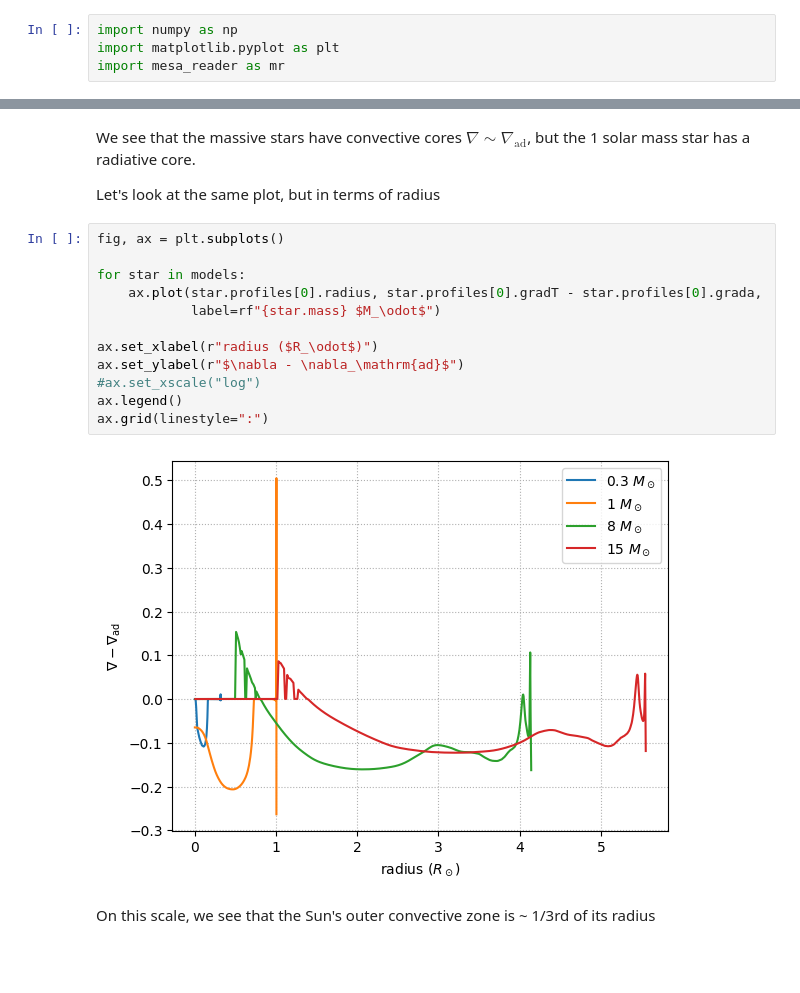
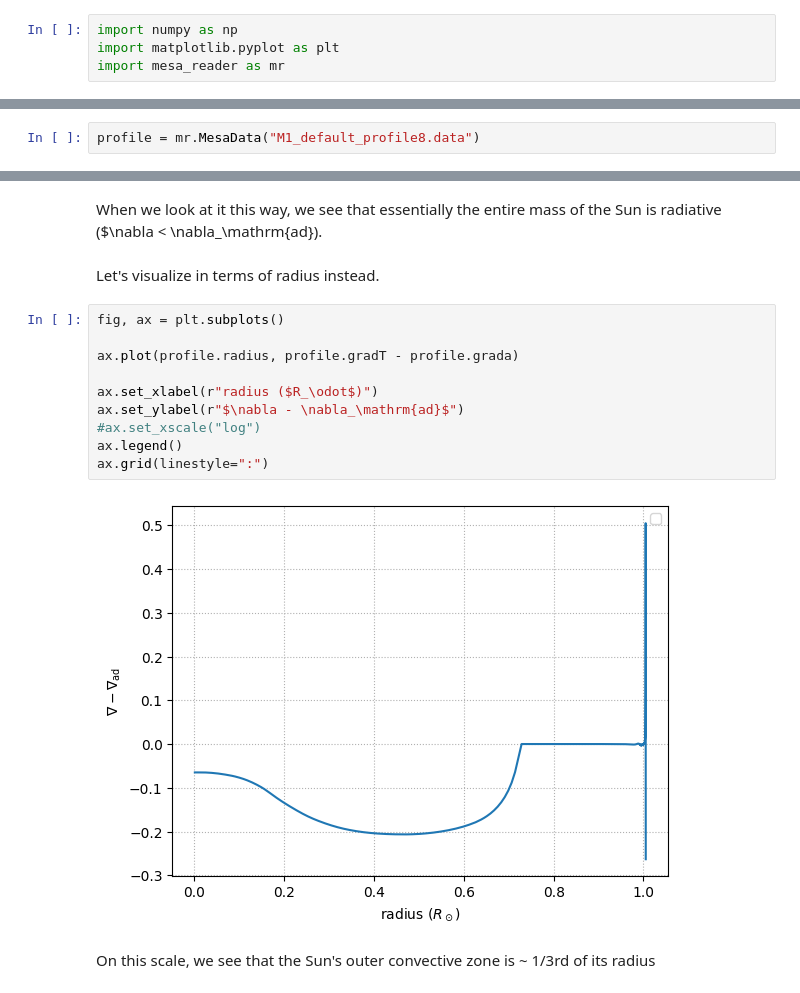
Before and after one commit to zingale/stars, a Jupyter notebook: notebooks/_sources/sun/sun-convection.ipynb, the cells around one changed output, grey strips where cells are left out. Saved outputs shown, nothing was run; the diff lists cells and outputs as text; blank space fills up the shorter version.

```diff
--- a/notebooks/_sources/sun/sun-convection.ipynb
+++ b/notebooks/_sources/sun/sun-convection.ipynb
@@ -275 +9,3 @@ for star in models:
+# %%
+profile = mr.MesaData("M1_default_profile8.data")
 # %% [markdown]
@@ -295,20 +27,18 @@ ax.grid(linestyle=":")
-# %% [markdown]
-We see that the massive stars have convective cores $\nabla \sim \nabla_\mathrm{ad}$, but the 1 solar mass star has a radiative core.
-
-Let's look at the same plot, but in terms of radius
+# %% [markdown]
+When we look at it this way, we see that essentially the entire mass of the Sun is radiative ($\nabla < \nabla_\mathrm{ad}).
+# %% [markdown]
+Let's visualize in terms of radius instead.
 # %%
 fig, ax = plt.subplots()
 
-for star in models:
-    ax.plot(star.profiles[0].radius, star.profiles[0].gradT - star.profiles[0].grada,
-            label=rf"{star.mass} $M_\odot$")
+ax.plot(profile.radius, profile.gradT - profile.grada)
 
 ax.set_xlabel(r"radius ($R_\odot$)")
 ax.set_ylabel(r"$\nabla - \nabla_\mathrm{ad}$")
 #ax.set_xscale("log")
 ax.legend()
 ax.grid(linestyle=":")
 # %% [output]
-[figure, old version]
+[figure, new version]
 # %% [markdown]
 On this scale, we see that the Sun's outer convective zone is ~ 1/3rd of its radius
```
Also changed, not shown: parts of 42 cells of this notebook, 59 other files.
